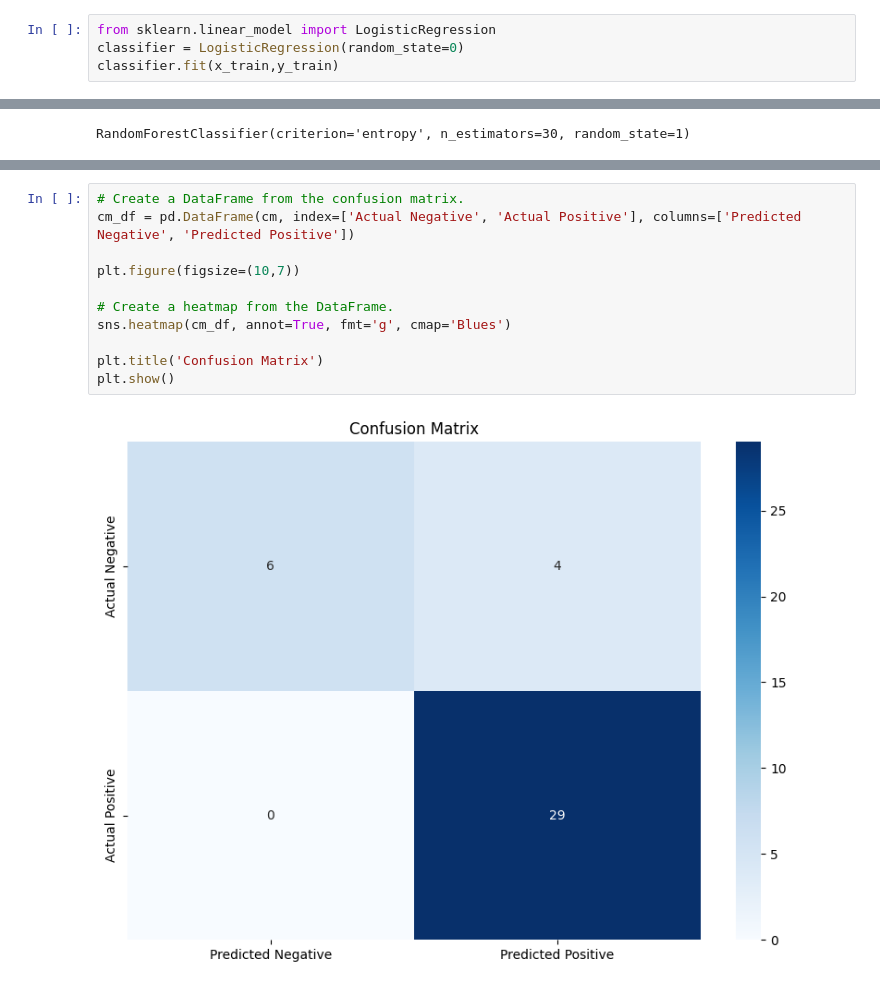
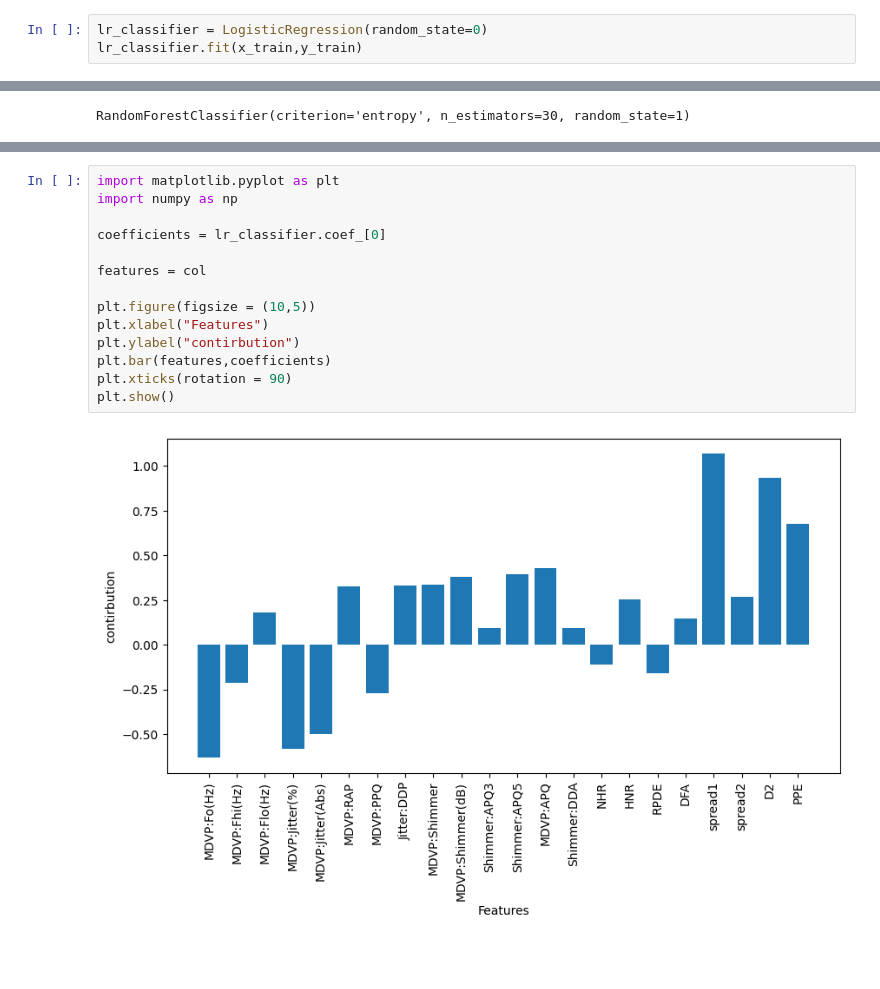
Before and after one commit to praveen1826/PDP, a Jupyter notebook: PDP_ML.ipynb, the cells around one changed output, grey strips where cells are left out. Cells and saved outputs as stored; diff of their text form; blank space fills up the shorter version.

```diff
--- a/PDP_ML.ipynb
+++ b/PDP_ML.ipynb
@@ -122,9 +143,8 @@ array([[-0.61443971, -0.61780655,  0.04127923, ...,  0.5029092 ,
 # %% [markdown]
 Logistic Regression
 # %%
-from sklearn.linear_model import LogisticRegression
-classifier = LogisticRegression(random_state=0)
-classifier.fit(x_train,y_train)
+lr_classifier = LogisticRegression(random_state=0)
+lr_classifier.fit(x_train,y_train)
 # %% [output]
 LogisticRegression(random_state=0)
 # %%
@@ -721,13 +581,16 @@ accuracy_score(y_test, y_pred)
-# %%
-# Create a DataFrame from the confusion matrix.
-cm_df = pd.DataFrame(cm, index=['Actual Negative', 'Actual Positive'], columns=['Predicted Negative', 'Predicted Positive'])
-
-plt.figure(figsize=(10,7))
-
-# Create a heatmap from the DataFrame.
-sns.heatmap(cm_df, annot=True, fmt='g', cmap='Blues')
-
-plt.title('Confusion Matrix')
-plt.show()
-# %% [output]
-[figure, removed]
+# %%
+import matplotlib.pyplot as plt
+import numpy as np
+
+coefficients = lr_classifier.coef_[0]
+
+features = col
+
+plt.figure(figsize = (10,5))
+plt.xlabel("Features")
+plt.ylabel("contirbution")
+plt.bar(features,coefficients)
+plt.xticks(rotation = 90)
+plt.show()
+# %% [output]
+[figure, added]
```
Also changed, not shown: parts of 56 cells of this notebook, 11 other files.
